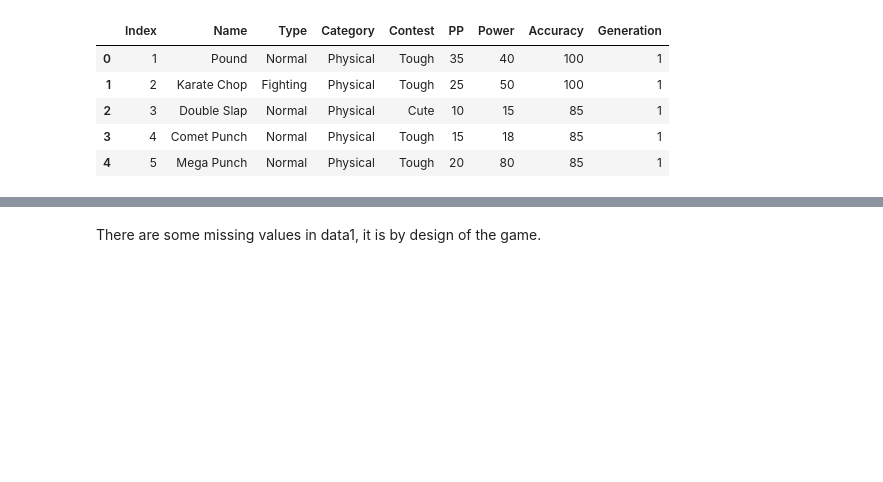
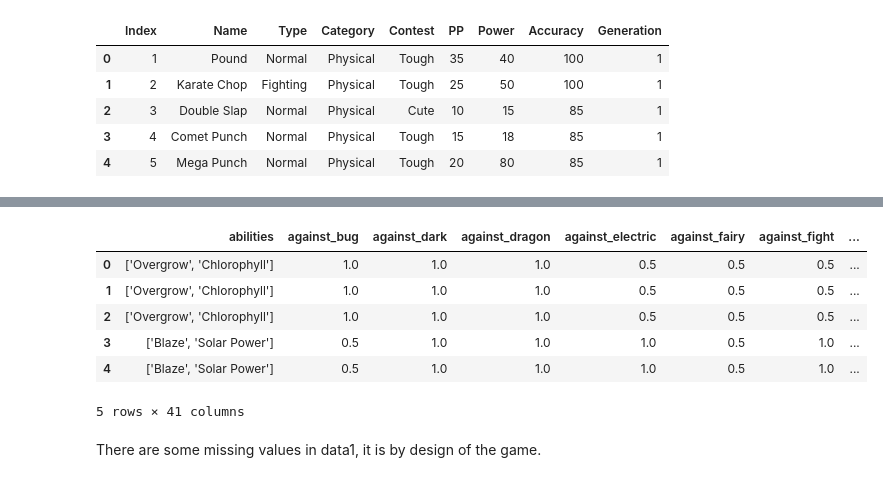
Before and after one commit to com-480-data-visualization/project-2023-les-derniers-vainqueurs, a Jupyter notebook: DataAnalysisPipeline.ipynb, the cells around one changed output, grey strips where cells are left out. Cells and saved outputs as stored; diff of their text form; code cells hidden in the pictures; blank space fills up the shorter version.

```diff
--- a/DataAnalysisPipeline.ipynb
+++ b/DataAnalysisPipeline.ipynb
@@ -62,10 +63,16 @@
 data_folder = "./data/"
 pokemon_data1_name = "Pokedex_Ver_SV1.csv"
 pokemon_data2_name = "pokemon-data.csv"
+pokemon_data3_name = "pokemon.csv"
 pokemon_move_data_name = "move-data.csv"
+
+# pokemon_data1: Gen1-9 data
+# pokemon_data2: competition
+# pokemon_data3: Gen1-7 data
 
 pokemon_data1 = pd.read_csv(data_folder + pokemon_data1_name)
 pokemon_data2 = pd.read_csv(data_folder + pokemon_data2_name, sep = ";")
+pokemon_data3 = pd.read_csv(data_folder + pokemon_data3_name)
 pokemon_move_data = pd.read_csv(data_folder + pokemon_move_data_name)
 # %% [markdown]
 #### Looking at the data
@@ -130,3 +147,13 @@ We discover that pokemon_data1 and pokemon_data2 contains information about the
+# %%
+pokemon_data3.head(5)
+# %% [output]
+|  | abilities | against_bug | against_dark | against_dragon | against_electric | against_fairy | against_fight | ... |
+| 0 | ['Overgrow', 'Chlorophyll'] | 1.0 | 1.0 | 1.0 | 0.5 | 0.5 | 0.5 | ... |
+| 1 | ['Overgrow', 'Chlorophyll'] | 1.0 | 1.0 | 1.0 | 0.5 | 0.5 | 0.5 | ... |
+| 2 | ['Overgrow', 'Chlorophyll'] | 1.0 | 1.0 | 1.0 | 0.5 | 0.5 | 0.5 | ... |
+| 3 | ['Blaze', 'Solar Power'] | 0.5 | 1.0 | 1.0 | 1.0 | 0.5 | 1.0 | ... |
+| 4 | ['Blaze', 'Solar Power'] | 0.5 | 1.0 | 1.0 | 1.0 | 0.5 | 1.0 | ... |
+5 rows × 41 columns
 # %% [markdown]
 There are some missing values in data1, it is by design of the game.
 # %%
```
Also changed, not shown: parts of 28 cells of this notebook, 7 other files.
